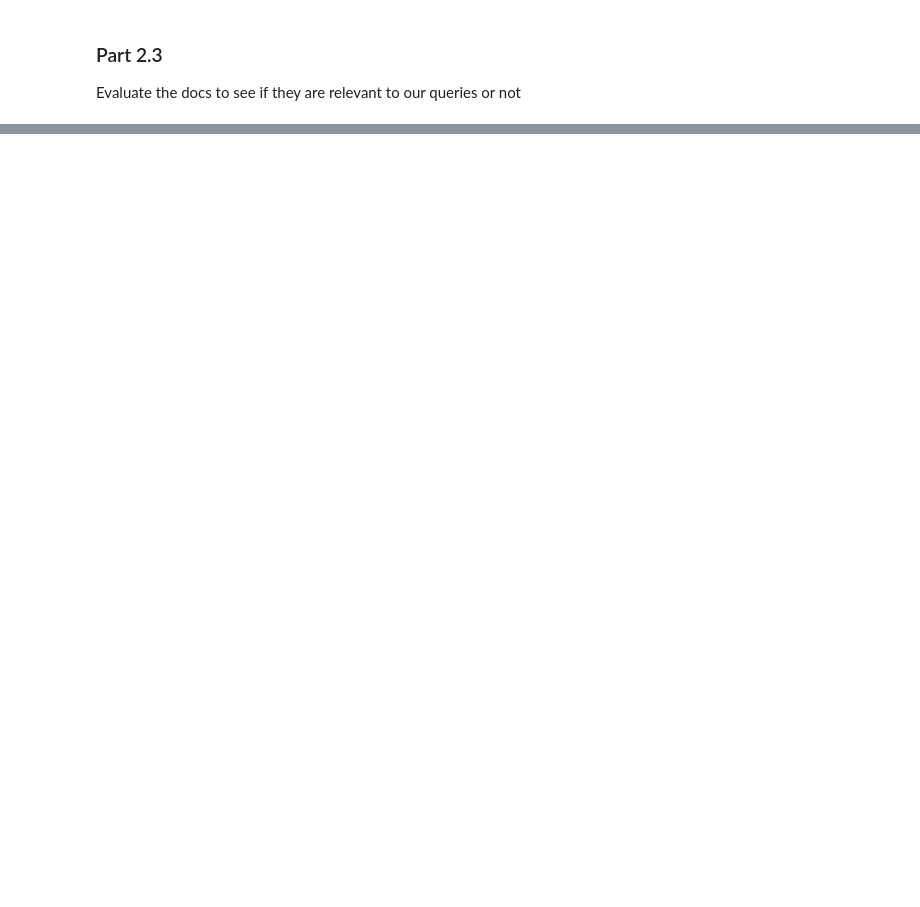
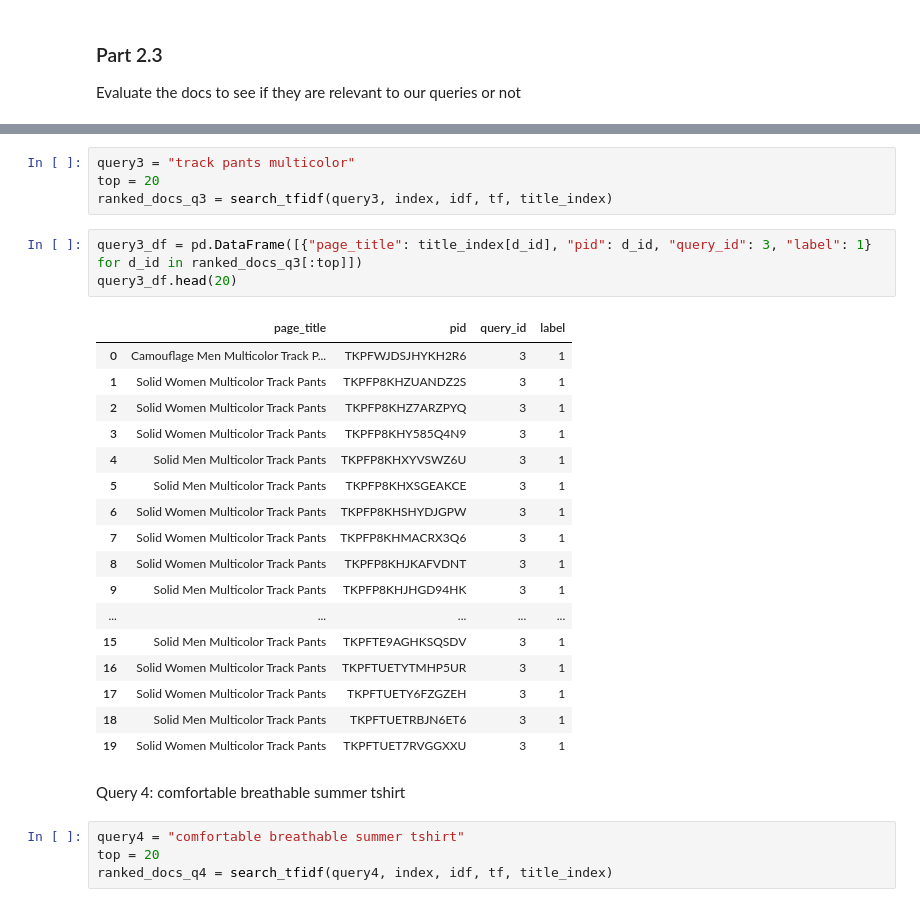
Before and after one commit to PereAhrigones/IRWA-2025, a Jupyter notebook: project_progress/part_2/part2.ipynb, the cells around one changed output, grey strips where cells are left out. Drawn from its saved outputs; the diff is of its cells as text; blank space fills up the shorter version.

```diff
--- a/project_progress/part_2/part2.ipynb
+++ b/project_progress/part_2/part2.ipynb
@@ -244,0 +293,31 @@ Evaluate the docs to see if they are relevant to our queries or not
+# %%
+query3 = "track pants multicolor"
+top = 20
+ranked_docs_q3 = search_tfidf(query3, index, idf, tf, title_index)
+# %%
+query3_df = pd.DataFrame([{"page_title": title_index[d_id], "pid": d_id, "query_id": 3, "label": 1} for d_id in ranked_docs_q3[:top]])
+query3_df.head(20)
+# %% [output]
+|  | page_title | pid | query_id | label |
+| 0 | Camouflage Men Multicolor Track P... | TKPFWJDSJHYKH2R6 | 3 | 1 |
+| 1 | Solid Women Multicolor Track Pants | TKPFP8KHZUANDZ2S | 3 | 1 |
+| 2 | Solid Women Multicolor Track Pants | TKPFP8KHZ7ARZPYQ | 3 | 1 |
+| 3 | Solid Women Multicolor Track Pants | TKPFP8KHY585Q4N9 | 3 | 1 |
+| 4 | Solid Men Multicolor Track Pants | TKPFP8KHXYVSWZ6U | 3 | 1 |
+| 5 | Solid Men Multicolor Track Pants | TKPFP8KHXSGEAKCE | 3 | 1 |
+| 6 | Solid Women Multicolor Track Pants | TKPFP8KHSHYDJGPW | 3 | 1 |
+| 7 | Solid Women Multicolor Track Pants | TKPFP8KHMACRX3Q6 | 3 | 1 |
+| 8 | Solid Women Multicolor Track Pants | TKPFP8KHJKAFVDNT | 3 | 1 |
+| 9 | Solid Men Multicolor Track Pants | TKPFP8KHJHGD94HK | 3 | 1 |
+| ... | ... | ... | ... | ... |
+| 15 | Solid Men Multicolor Track Pants | TKPFTE9AGHKSQSDV | 3 | 1 |
+| 16 | Solid Women Multicolor Track Pants | TKPFTUETYTMHP5UR | 3 | 1 |
+| 17 | Solid Women Multicolor Track Pants | TKPFTUETY6FZGZEH | 3 | 1 |
+| 18 | Solid Men Multicolor Track Pants | TKPFTUETRBJN6ET6 | 3 | 1 |
+| 19 | Solid Women Multicolor Track Pants | TKPFTUET7RVGGXXU | 3 | 1 |
+# %% [markdown]
+Query 4: comfortable breathable summer tshirt
+# %%
+query4 = "comfortable breathable summer tshirt"
+top = 20
+ranked_docs_q4 = search_tfidf(query4, index, idf, tf, title_index)
```
Also changed, not shown: parts of 23 cells of this notebook.
